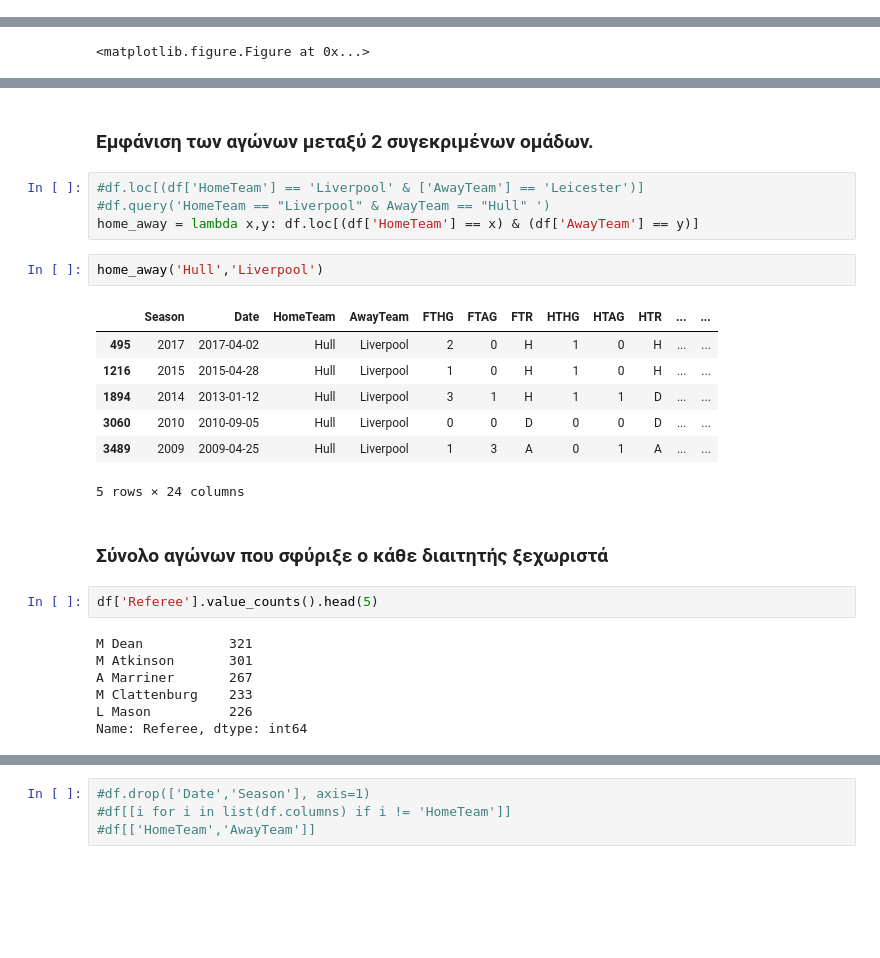
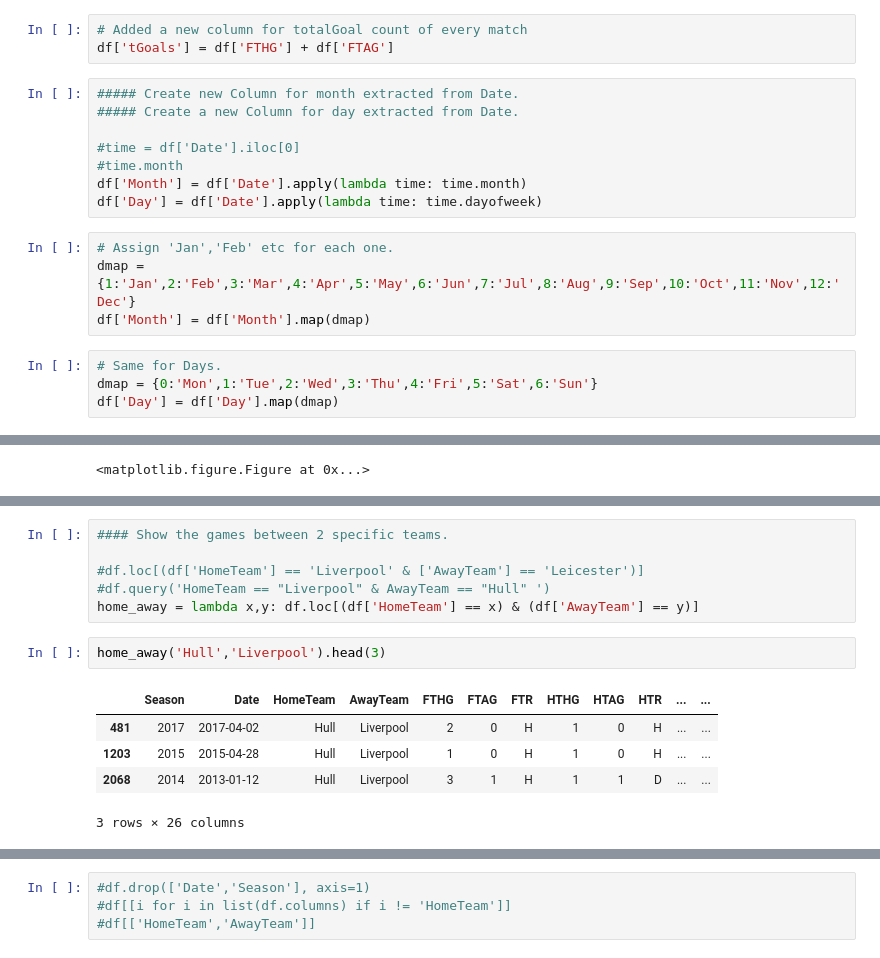
Before and after one commit to stefanosarta/premier-league, a Jupyter notebook: pl.ipynb, the cells around one changed output, grey strips where cells are left out. Drawn from its saved outputs; the diff is of its cells as text; blank space fills up the shorter version.

```diff
--- a/pl.ipynb
+++ b/pl.ipynb
@@ -155,0 +87,19 @@ Name: Season, dtype: int64
+# %%
+# Added a new column for totalGoal count of every match
+df['tGoals'] = df['FTHG'] + df['FTAG']
+# %%
+##### Create new Column for month extracted from Date.
+##### Create a new Column for day extracted from Date.
+
+#time = df['Date'].iloc[0]
+#time.month
+df['Month'] = df['Date'].apply(lambda time: time.month)
+df['Day'] = df['Date'].apply(lambda time: time.dayofweek)
+# %%
+# Assign 'Jan','Feb' etc for each one.
+dmap = {1:'Jan',2:'Feb',3:'Mar',4:'Apr',5:'May',6:'Jun',7:'Jul',8:'Aug',9:'Sep',10:'Oct',11:'Nov',12:'Dec'}
+df['Month'] = df['Month'].map(dmap)
+# %%
+# Same for Days.
+dmap = {0:'Mon',1:'Tue',2:'Wed',3:'Thu',4:'Fri',5:'Sat',6:'Sun'}
+df['Day'] = df['Day'].map(dmap)
@@ -299,27 +340,14 @@ specific_date('24/09/16')
-# %% [markdown]
-### Εμφάνιση των αγώνων μεταξύ 2 συγεκριμένων ομάδων.
 # %%
+#### Show the games between 2 specific teams.
+
 #df.loc[(df['HomeTeam'] == 'Liverpool' & ['AwayTeam'] == 'Leicester')]
 #df.query('HomeTeam == "Liverpool" & AwayTeam == "Hull" ')
 home_away = lambda x,y: df.loc[(df['HomeTeam'] == x) & (df['AwayTeam'] == y)]
 # %%
-home_away('Hull','Liverpool')
+home_away('Hull','Liverpool').head(3)
 # %% [output]
 |  | Season | Date | HomeTeam | AwayTeam | FTHG | FTAG | FTR | HTHG | HTAG | HTR | ... | ... |
-| 495 | 2017 | 2017-04-02 | Hull | Liverpool | 2 | 0 | H | 1 | 0 | H | ... | ... |
-| 1216 | 2015 | 2015-04-28 | Hull | Liverpool | 1 | 0 | H | 1 | 0 | H | ... | ... |
-| 1894 | 2014 | 2013-01-12 | Hull | Liverpool | 3 | 1 | H | 1 | 1 | D | ... | ... |
-| 3060 | 2010 | 2010-09-05 | Hull | Liverpool | 0 | 0 | D | 0 | 0 | D | ... | ... |
-| 3489 | 2009 | 2009-04-25 | Hull | Liverpool | 1 | 3 | A | 0 | 1 | A | ... | ... |
+| 481 | 2017 | 2017-04-02 | Hull | Liverpool | 2 | 0 | H | 1 | 0 | H | ... | ... |
+| 1203 | 2015 | 2015-04-28 | Hull | Liverpool | 1 | 0 | H | 1 | 0 | H | ... | ... |
+| 2068 | 2014 | 2013-01-12 | Hull | Liverpool | 3 | 1 | H | 1 | 1 | D | ... | ... |
-5 rows × 24 columns
+3 rows × 26 columns
-# %% [markdown]
-### Σύνολο αγώνων που σφύριξε ο κάθε διαιτητής ξεχωριστά
-# %%
-df['Referee'].value_counts().head(5)
-# %% [output]
-M Dean           321
-M Atkinson       301
-A Marriner       267
-M Clattenburg    233
-L Mason          226
-Name: Referee, dtype: int64
```
Also changed, not shown: parts of 76 cells of this notebook.
